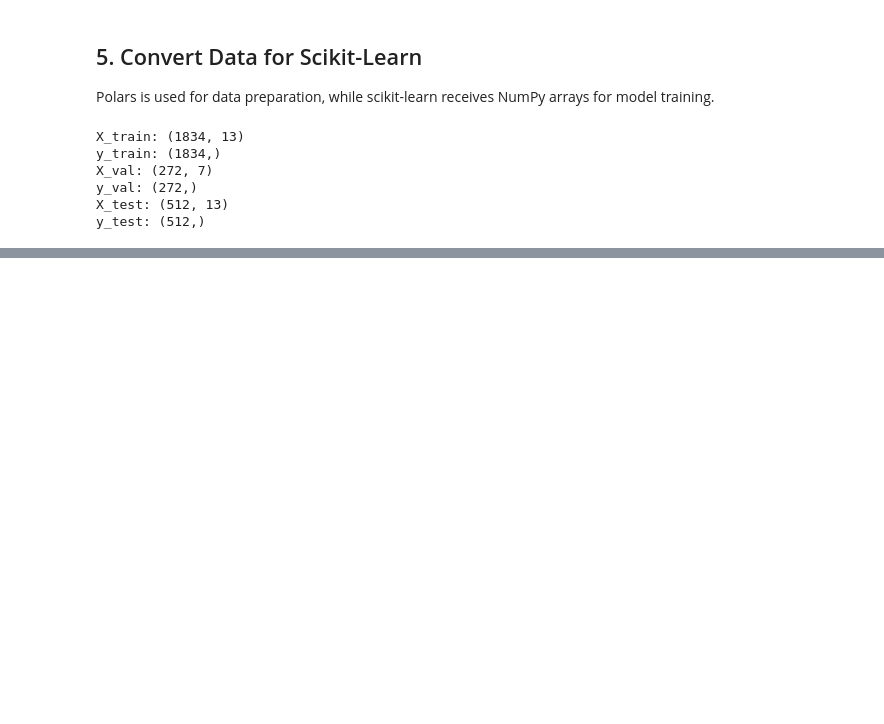
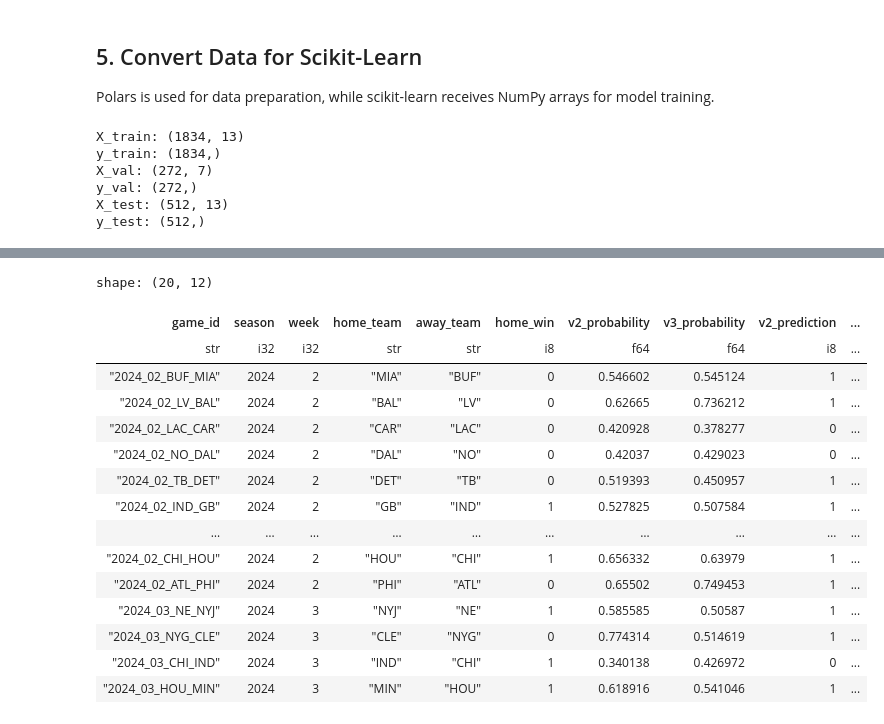
Before and after one commit to Joaquin2108/NFL-GamePredictor, a Jupyter notebook: Notebooks/modeling.ipynb, the cells around one changed output, grey strips where cells are left out. Cells and saved outputs as stored; diff of their text form; code cells hidden in the pictures; blank space fills up the shorter version.

```diff
--- a/Notebooks/modeling.ipynb
+++ b/Notebooks/modeling.ipynb
@@ -549,0 +335,9 @@ RandomForestClassifier(max_depth=6, min_samples_leaf=10, n_estimators=300,
+# %%
+results_df.sort([
+    "Version",
+    "Model"
+])
+
+pl.Config.set_tbl_rows(12)
+
+results_df.sort(["Version", "Model"])
@@ -693,0 +671,46 @@ Expected Calibration Error: 0.0488
+# %%
+comparison = (
+    test_v3
+    .select([
+        "game_id",
+        "season",
+        "week",
+        "home_team",
+        "away_team",
+        "home_win"
+    ])
+    .with_columns([
+        pl.Series("v2_probability", rf_v2_probs),
+        pl.Series("v3_probability", rf_v3_probs),
+        pl.Series("v2_prediction", rf_v2_preds),
+        pl.Series("v3_prediction", rf_v3_preds),
+    ])
+    .with_columns([
+        (
+            pl.col("v2_probability") - 0.5
+        ).abs().alias("v2_confidence"),
+
+        (
+            pl.col("v3_probability") - 0.5
+        ).abs().alias("v3_confidence"),
+    ])
+)
+# %%
+comparison.head(20)
+# %% [output]
+shape: (20, 12)
+| game_id | season | week | home_team | away_team | home_win | v2_probability | v3_probability | v2_prediction | ... |
+| str | i32 | i32 | str | str | i8 | f64 | f64 | i8 | ... |
+| "2024_02_BUF_MIA" | 2024 | 2 | "MIA" | "BUF" | 0 | 0.546602 | 0.545124 | 1 | ... |
+| "2024_02_LV_BAL" | 2024 | 2 | "BAL" | "LV" | 0 | 0.62665 | 0.736212 | 1 | ... |
+| "2024_02_LAC_CAR" | 2024 | 2 | "CAR" | "LAC" | 0 | 0.420928 | 0.378277 | 0 | ... |
+| "2024_02_NO_DAL" | 2024 | 2 | "DAL" | "NO" | 0 | 0.42037 | 0.429023 | 0 | ... |
+| "2024_02_TB_DET" | 2024 | 2 | "DET" | "TB" | 0 | 0.519393 | 0.450957 | 1 | ... |
+| "2024_02_IND_GB" | 2024 | 2 | "GB" | "IND" | 1 | 0.527825 | 0.507584 | 1 | ... |
+| … | … | … | … | … | … | … | … | … | ... |
+| "2024_02_CHI_HOU" | 2024 | 2 | "HOU" | "CHI" | 1 | 0.656332 | 0.63979 | 1 | ... |
+| "2024_02_ATL_PHI" | 2024 | 2 | "PHI" | "ATL" | 0 | 0.65502 | 0.749453 | 1 | ... |
+| "2024_03_NE_NYJ" | 2024 | 3 | "NYJ" | "NE" | 1 | 0.585585 | 0.50587 | 1 | ... |
+| "2024_03_NYG_CLE" | 2024 | 3 | "CLE" | "NYG" | 0 | 0.774314 | 0.514619 | 1 | ... |
+| "2024_03_CHI_IND" | 2024 | 3 | "IND" | "CHI" | 1 | 0.340138 | 0.426972 | 0 | ... |
+| "2024_03_HOU_MIN" | 2024 | 3 | "MIN" | "HOU" | 1 | 0.618916 | 0.541046 | 1 | ... |
```
Also changed, not shown: parts of 52 cells of this notebook, 1 other file.
